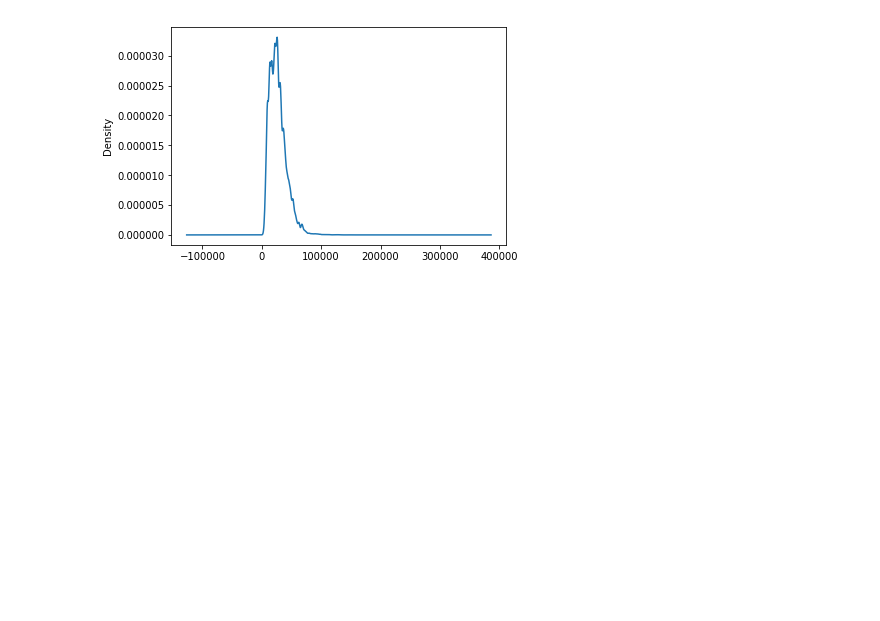
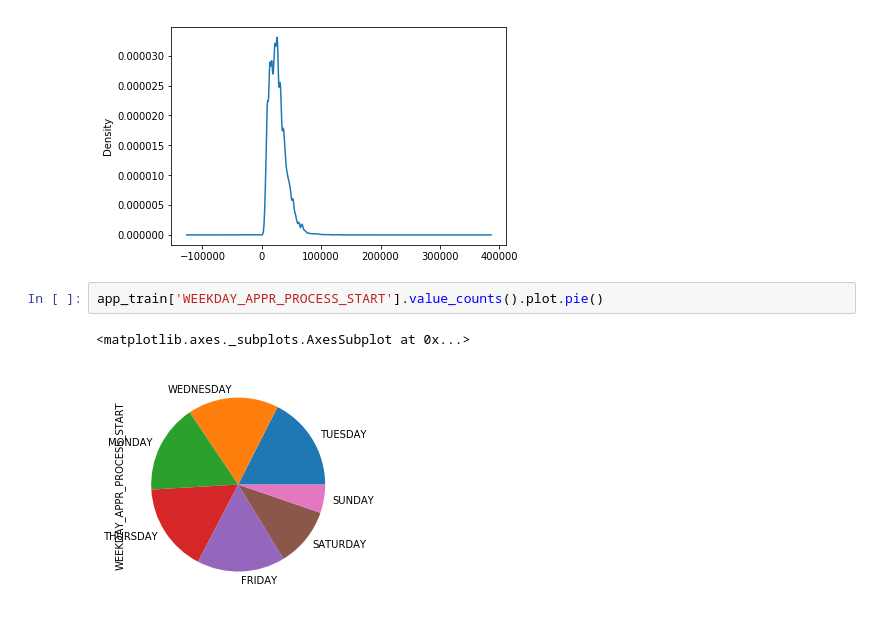
Before and after one commit to ChiKuo/2nd-ML100Days, a Jupyter notebook: homework/Day_005_HW.ipynb, the cells around one changed output. Cells and saved outputs as stored; diff of their text form; blank space fills up the shorter version.

```diff
--- a/homework/Day_005_HW.ipynb
+++ b/homework/Day_005_HW.ipynb
@@ -96,3 +96,8 @@ app_train['AMT_ANNUITY'].plot(kind='kde')
 plt.show()
 # %% [output]
 [figure]
+# %%
+app_train['WEEKDAY_APPR_PROCESS_START'].value_counts().plot.pie()
+# %% [output]
+<matplotlib.axes._subplots.AxesSubplot at 0x...>
+[figure, added]
```
